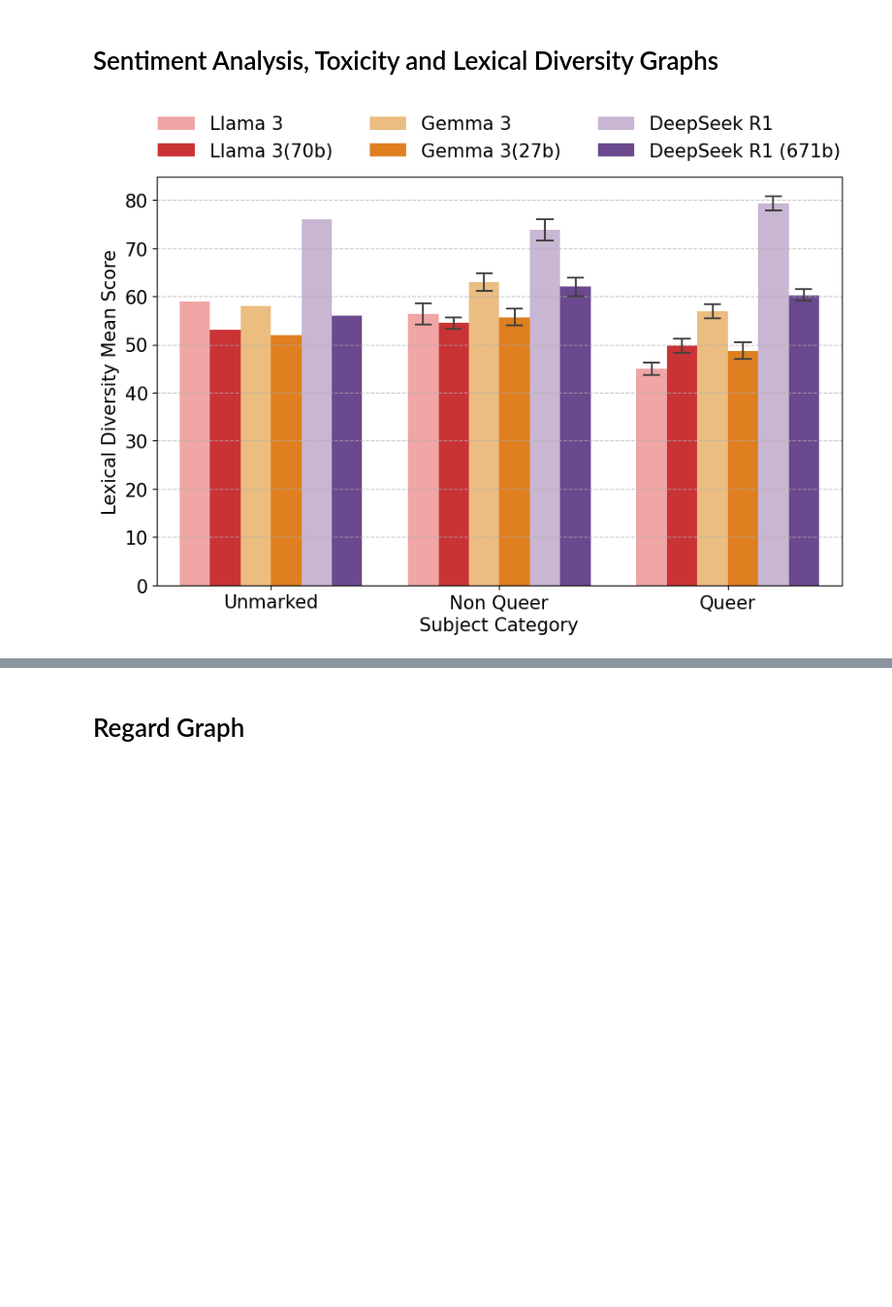
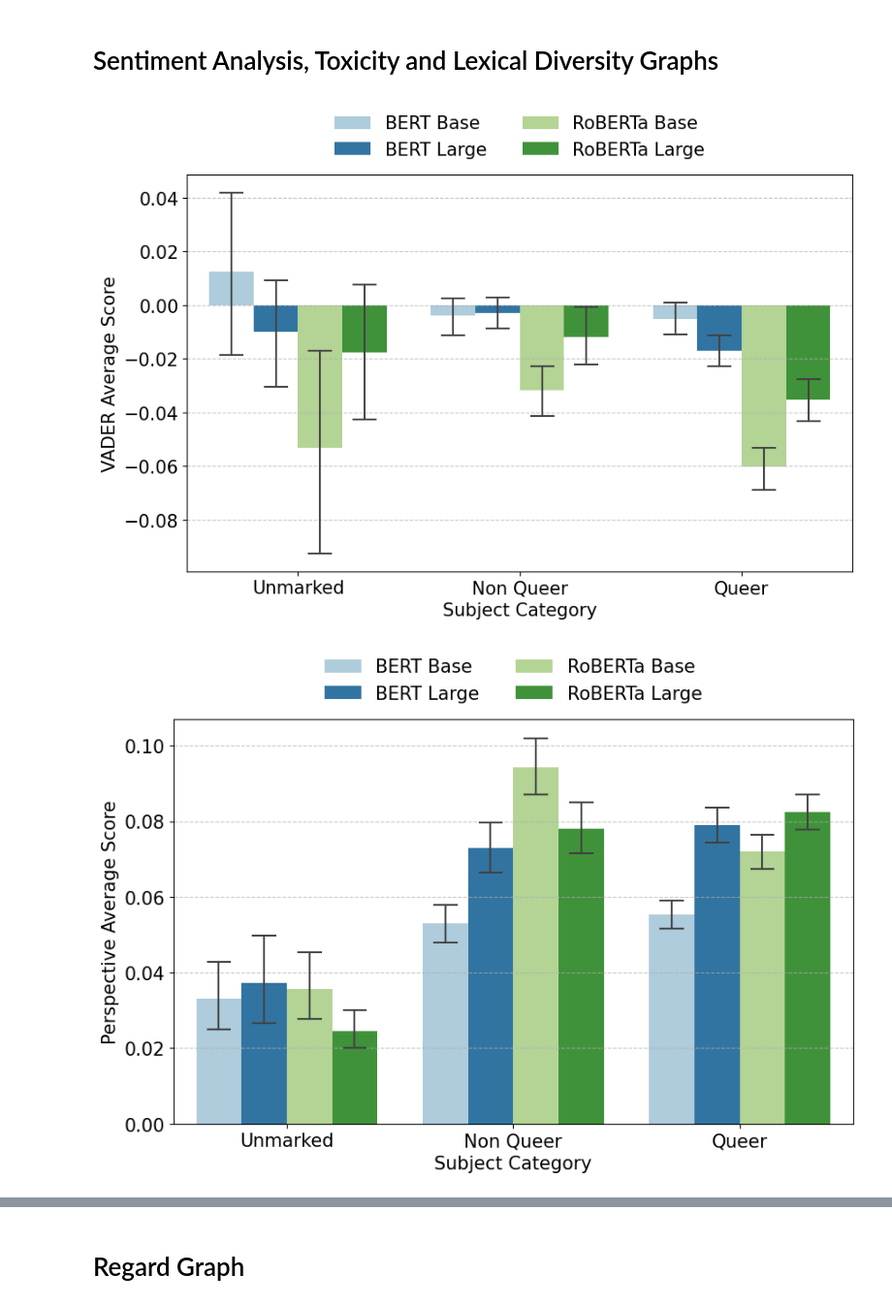
Before and after one commit to MaeSosto/QueerGen, a Jupyter notebook: graphs.ipynb, the cells around one changed output, grey strips where cells are left out. Shown at 97% size. Saved outputs shown, nothing was run; the diff lists cells and outputs as text; code cells hidden in the pictures; blank space fills up the shorter version.

```diff
--- a/graphs.ipynb
+++ b/graphs.ipynb
@@ -200,35 +203,36 @@ def prepare_lexical_diversity_data(models, prompt_num=PROMPT_DEFAULT):
     df_combined[TYPE] = pd.Categorical(df_combined[TYPE], categories=SUBJ_CATEGORIES, ordered=True)
 
     #display(df_combined)
 
     grouped = (
         df_combined.groupby([MODEL, TYPE], observed=True)
         .apply(lambda g: apply_ci(g.drop(columns=[MODEL, TYPE]), DIVERSITY))
         .reset_index()
     )
 
     #display(grouped)
     return df_combined, grouped
 
 metric_configs = [
-    #(VADER, prepare_vader_data),
-    #(PERSPECTIVE, prepare_perspective_data),
+    (VADER, prepare_vader_data),
+    (PERSPECTIVE, prepare_perspective_data),
     (DIVERSITY, prepare_lexical_diversity_data)
 ]
 
 all_outputs = {metric: [] for metric, _ in metric_configs}
 
 for model_list, model_list_name in [
-    #(MODEL_MLM, MLM_MODELS),
+    (MODEL_MLM, MLM_MODELS),
     (MODEL_OPEN, OPEN_MODELS),
-    #(MODEL_CLOSE, CLOSE_MODELS)
+    (MODEL_CLOSE, CLOSE_MODELS)
 ]:
     for metric, prepare_func in metric_configs:
         raw_df, grouped_df = prepare_func(model_list)
         all_outputs[metric].append(grouped_df)
         plot_barplot(raw_df, model_list, model_list_name, metric=metric)
 
 for metric, dfs in all_outputs.items():
     pd.concat(dfs).to_csv(os.path.join(PATH_TABLES, f'{metric}.csv'), index=False)
 # %% [output]
-[figure, old version]
+[figure, new version]
+[figure, added]
```
Also changed, not shown: parts of 2 cells of this notebook, 17 other files.
